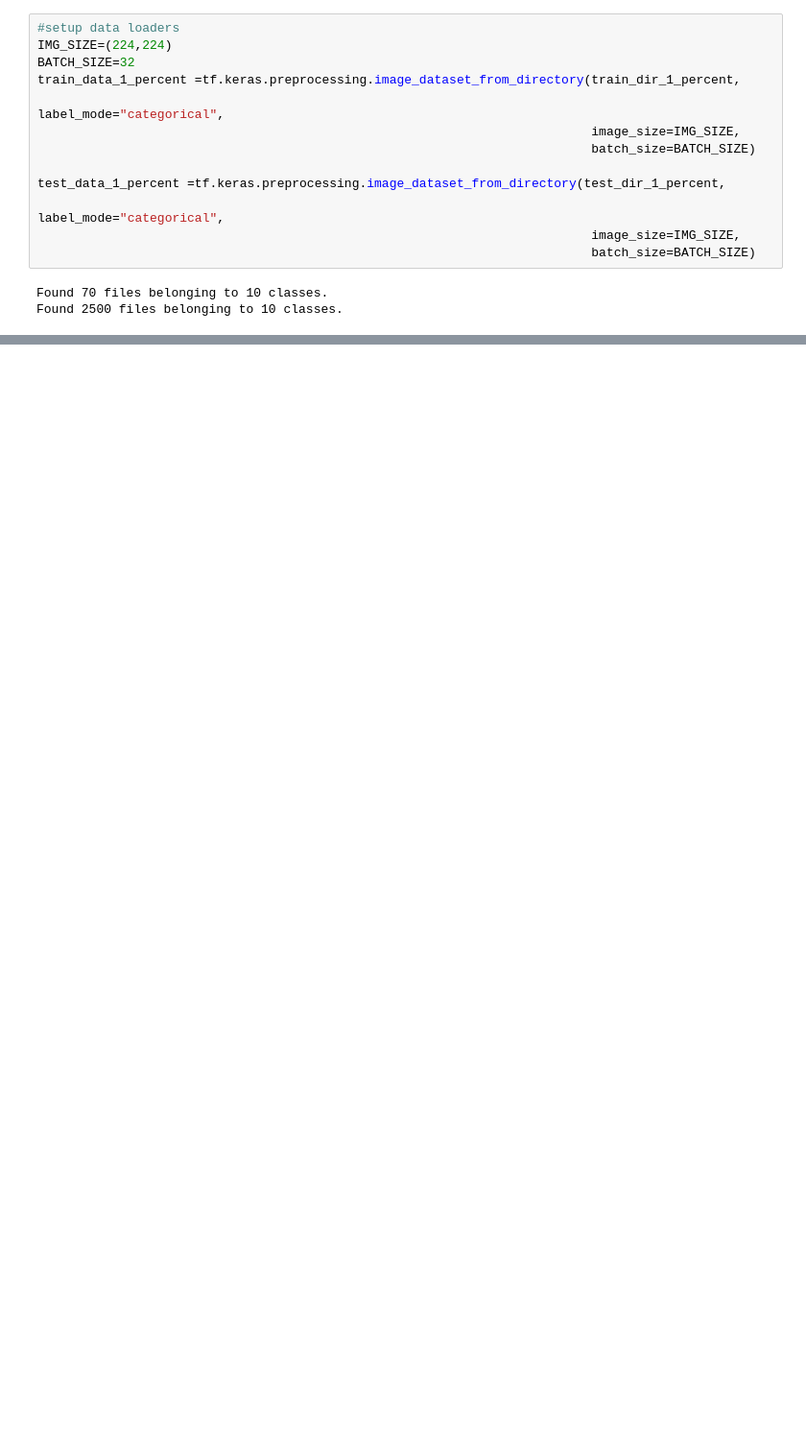
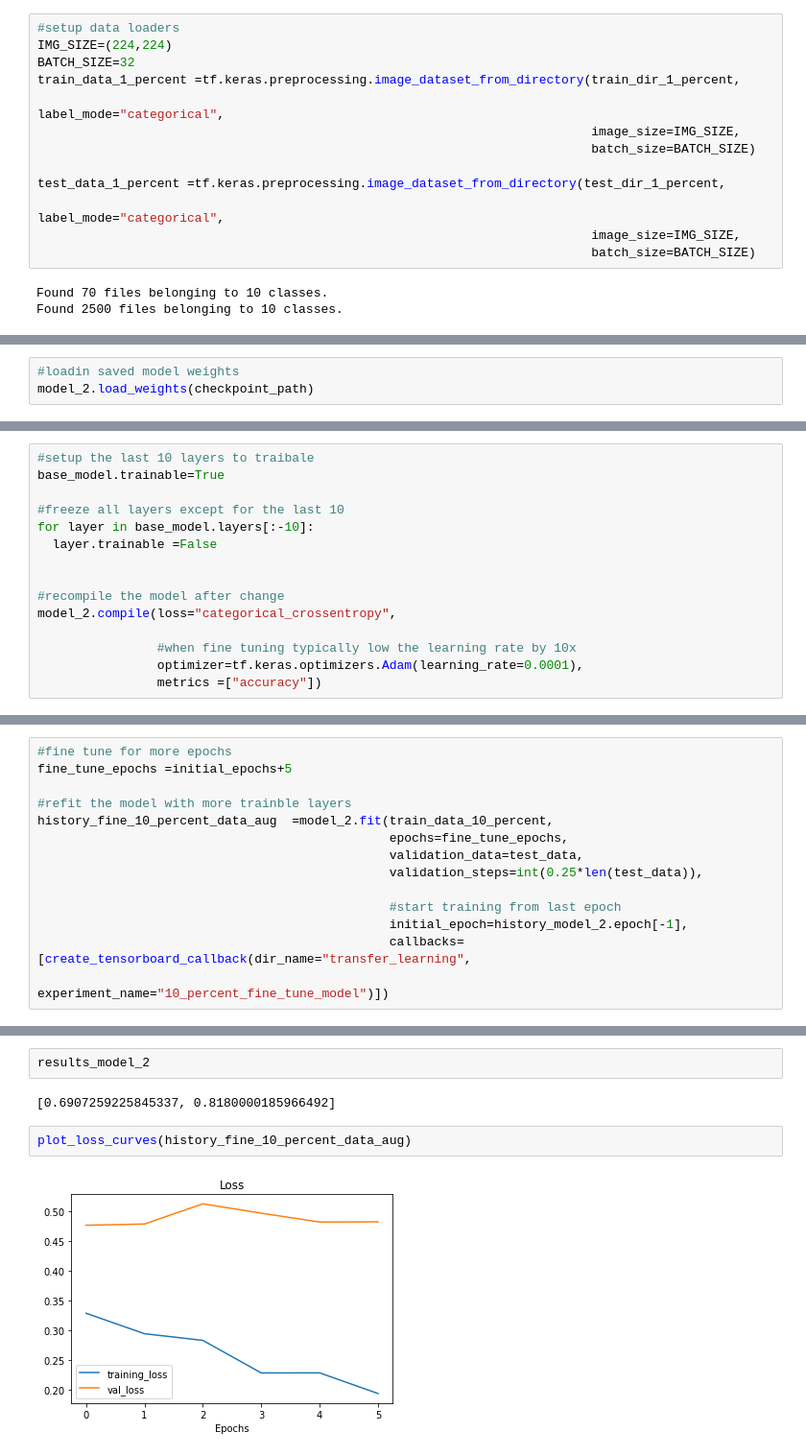
Before and after one commit to PasinduUkwatta/TensorFlow--Practise, a Jupyter notebook: 05_Transfer_Learning_Fine_Tuning (1).ipynb, the cells around one changed output, grey strips where cells are left out. Shown: that part at 96% size. Saved outputs shown, nothing was run; the diff lists cells and outputs as text; blank space fills up the shorter version.

```diff
--- a/05_Transfer_Learning_Fine_Tuning (1).ipynb
+++ b/05_Transfer_Learning_Fine_Tuning (1).ipynb
@@ -379,0 +666,3 @@ Found 2500 files belonging to 10 classes.
+# %%
+#loadin saved model weights
+model_2.load_weights(checkpoint_path)
@@ -379,0 +736,15 @@ Found 2500 files belonging to 10 classes.
+# %%
+#setup the last 10 layers to traibale
+base_model.trainable=True
+
+#freeze all layers except for the last 10
+for layer in base_model.layers[:-10]:
+  layer.trainable =False
+
+
+#recompile the model after change
+model_2.compile(loss="categorical_crossentropy",
+
+                #when fine tuning typically low the learning rate by 10x
+                optimizer=tf.keras.optimizers.Adam(learning_rate=0.0001),
+                metrics =["accuracy"])
@@ -379,0 +777,14 @@ Found 2500 files belonging to 10 classes.
+# %%
+#fine tune for more epochs
+fine_tune_epochs =initial_epochs+5
+
+#refit the model with more trainble layers
+history_fine_10_percent_data_aug  =model_2.fit(train_data_10_percent,
+                                               epochs=fine_tune_epochs,
+                                               validation_data=test_data,
+                                               validation_steps=int(0.25*len(test_data)),
+
+                                               #start training from last epoch
+                                               initial_epoch=history_model_2.epoch[-1],
+                                               callbacks=[create_tensorboard_callback(dir_name="transfer_learning",
+                                                                                      experiment_name="10_percent_fine_tune_model")])
@@ -379,0 +812,8 @@ Found 2500 files belonging to 10 classes.
+# %%
+results_model_2
+# %% [output]
+[0.6907259225845337, 0.8180000185966492]
+# %%
+plot_loss_curves(history_fine_10_percent_data_aug)
+# %% [output]
+[figure, added]
```
Also changed, not shown: parts of 73 cells of this notebook, 1 other file.
